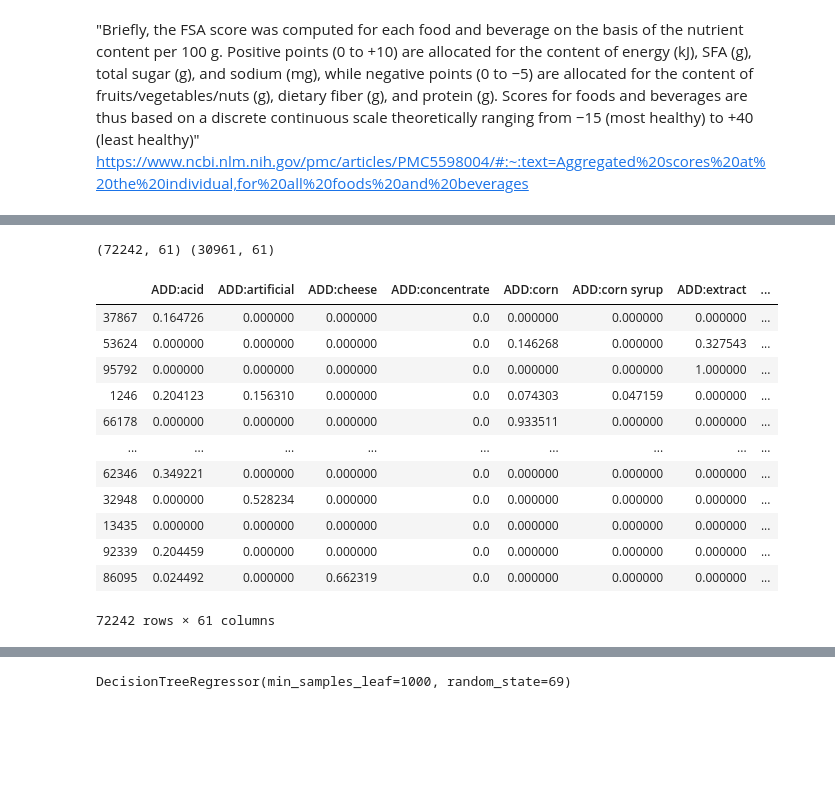
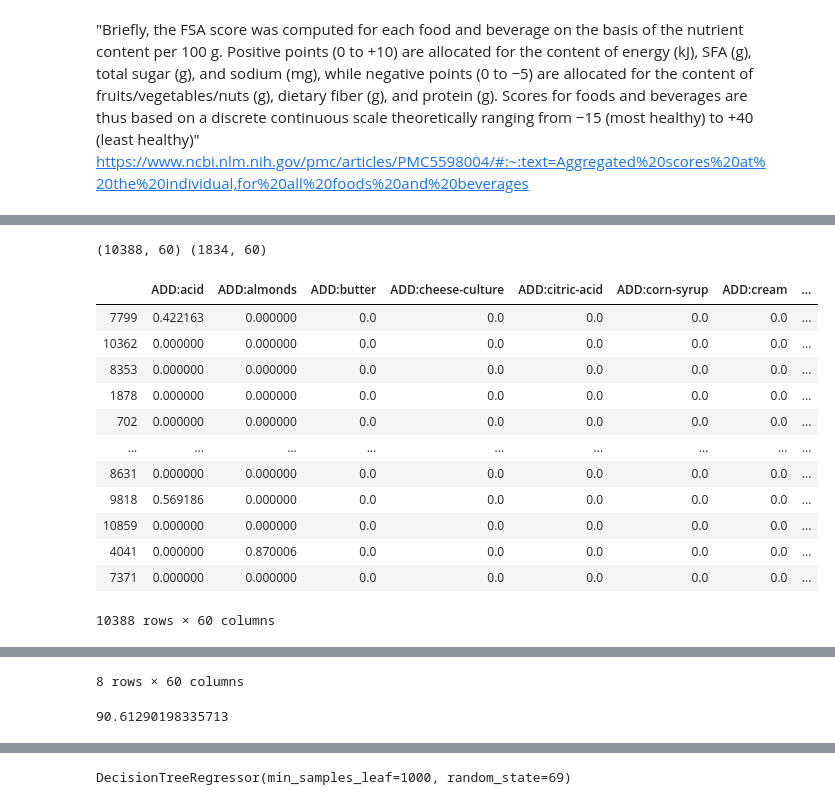
Before and after one commit to gabet2/STAT542, a Jupyter notebook: sguo/2_Supervised.ipynb, the cells around one changed output, grey strips where cells are left out. Saved outputs shown, nothing was run; the diff lists cells and outputs as text; code cells hidden in the pictures; blank space fills up the shorter version.

```diff
--- a/sguo/2_Supervised.ipynb
+++ b/sguo/2_Supervised.ipynb
@@ -118,0 +118,16 @@ https://www.ncbi.nlm.nih.gov/pmc/articles/PMC5598004/#:~:text=Aggregated%20score
+# %%
+vectorizer = text.TfidfVectorizer(strip_accents="unicode",stop_words=my_stop_words, \
+                                  ngram_range=(1,1),max_features=30, \
+                                  encoding="utf-8", token_pattern=r"(?u)\S\S+")
+# vectorizer = text.CountVectorizer(strip_accents="unicode",stop_words=my_stop_words, \
+#                                   ngram_range=(1,1),max_features=30, \
+#                                   encoding="utf-8", token_pattern=r"(?u)\S\S+")
+vectors = vectorizer.fit_transform(df_clean["additives"])
+feature_names = vectorizer.get_feature_names()
+print(len(feature_names))
+dense = vectors.todense()
+
+feature_names = ["ADD:"+fn for fn in feature_names]
+df_additive_features = pd.DataFrame(dense, columns=feature_names)
+
+display(df_additive_features)
@@ -118,0 +149,16 @@ https://www.ncbi.nlm.nih.gov/pmc/articles/PMC5598004/#:~:text=Aggregated%20score
+# %%
+vectorizer = text.TfidfVectorizer(strip_accents="unicode",stop_words=my_stop_words, \
+                                  ngram_range=(1,1),max_features=30, \
+                                  encoding="utf-8", token_pattern=r"(?u)\S\S+")
+# vectorizer = text.CountVectorizer(strip_accents="unicode",stop_words=my_stop_words, \
+#                                   ngram_range=(1,1),max_features=30, \
+#                                   encoding="utf-8", token_pattern=r"(?u)\S\S+")
+vectors = vectorizer.fit_transform(df_clean["ingredients_text"])
+feature_names = vectorizer.get_feature_names()
+# print(len(feature_names))
+dense = vectors.todense()
+
+feature_names = ["ING:"+fn for fn in feature_names]
+df_ingre_features = pd.DataFrame(dense, columns=feature_names)
+
+display(df_ingre_features)
@@ -118,0 +179,6 @@ https://www.ncbi.nlm.nih.gov/pmc/articles/PMC5598004/#:~:text=Aggregated%20score
+# %%
+df_features = pd.concat([df_additive_features, df_ingre_features, df_clean["nutrition-score-fr_100g"]], axis=1)
+df_features=df_features.drop(["ADD:--"],axis=1) # drop this, it's a garbage attribute
+display(df_features)
+# df_features.to_csv("../data/count_features.csv")
+df_features.to_csv("../data/tfidf_features.csv")
@@ -126,22 +205,27 @@ print(min(df_features["nutrition-score-uk_100g"]), max(df_features["nutrition-sc
 # %%
 from sklearn.model_selection import train_test_split
 
-train, test = train_test_split(df_features, test_size=0.3, random_state=69)
+train, test = train_test_split(df_features, test_size=0.15, random_state=69)
 
 print(train.shape, test.shape)
 display(train)
+
+display(df_features.describe())
+
+baseline_mse = np.mean( (test["nutrition-score-fr_100g"] - np.mean(train["nutrition-score-fr_100g"]))**2 )
+print(baseline_mse)
 # %% [output]
-(72242, 61) (30961, 61)
+(10388, 60) (1834, 60)
-|  | ADD:acid | ADD:artificial | ADD:cheese | ADD:concentrate | ADD:corn | ADD:corn syrup | ADD:extract | ... |
-| 37867 | 0.164726 | 0.000000 | 0.000000 | 0.0 | 0.000000 | 0.000000 | 0.000000 | ... |
-| 53624 | 0.000000 | 0.000000 | 0.000000 | 0.0 | 0.146268 | 0.000000 | 0.327543 | ... |
-| 95792 | 0.000000 | 0.000000 | 0.000000 | 0.0 | 0.000000 | 0.000000 | 1.000000 | ... |
-| 1246 | 0.204123 | 0.156310 | 0.000000 | 0.0 | 0.074303 | 0.047159 | 0.000000 | ... |
-| 66178 | 0.000000 | 0.000000 | 0.000000 | 0.0 | 0.933511 | 0.000000 | 0.000000 | ... |
+|  | ADD:acid | ADD:almonds | ADD:butter | ADD:cheese-culture | ADD:citric-acid | ADD:corn-syrup | ADD:cream | ... |
+| 7799 | 0.422163 | 0.000000 | 0.0 | 0.0 | 0.0 | 0.0 | 0.0 | ... |
+| 10362 | 0.000000 | 0.000000 | 0.0 | 0.0 | 0.0 | 0.0 | 0.0 | ... |
+| 8353 | 0.000000 | 0.000000 | 0.0 | 0.0 | 0.0 | 0.0 | 0.0 | ... |
+| 1878 | 0.000000 | 0.000000 | 0.0 | 0.0 | 0.0 | 0.0 | 0.0 | ... |
+| 702 | 0.000000 | 0.000000 | 0.0 | 0.0 | 0.0 | 0.0 | 0.0 | ... |
 | ... | ... | ... | ... | ... | ... | ... | ... | ... |
-| 62346 | 0.349221 | 0.000000 | 0.000000 | 0.0 | 0.000000 | 0.000000 | 0.000000 | ... |
-| 32948 | 0.000000 | 0.528234 | 0.000000 | 0.0 | 0.000000 | 0.000000 | 0.000000 | ... |
-| 13435 | 0.000000 | 0.000000 | 0.000000 | 0.0 | 0.000000 | 0.000000 | 0.000000 | ... |
-| 92339 | 0.204459 | 0.000000 | 0.000000 | 0.0 | 0.000000 | 0.000000 | 0.000000 | ... |
-| 86095 | 0.024492 | 0.000000 | 0.662319 | 0.0 | 0.000000 | 0.000000 | 0.000000 | ... |
+| 8631 | 0.000000 | 0.000000 | 0.0 | 0.0 | 0.0 | 0.0 | 0.0 | ... |
+| 9818 | 0.569186 | 0.000000 | 0.0 | 0.0 | 0.0 | 0.0 | 0.0 | ... |
+| 10859 | 0.000000 | 0.000000 | 0.0 | 0.0 | 0.0 | 0.0 | 0.0 | ... |
+| 4041 | 0.000000 | 0.870006 | 0.0 | 0.0 | 0.0 | 0.0 | 0.0 | ... |
+| 7371 | 0.000000 | 0.000000 | 0.0 | 0.0 | 0.0 | 0.0 | 0.0 | ... |
-72242 rows × 61 columns
+10388 rows × 60 columns
@@ -148,3 +241,5 @@ display(train)
+8 rows × 60 columns
+90.61290198335713
 # %%
 from sklearn.manifold import TSNE
 import seaborn as sns
```
Also changed, not shown: parts of 36 cells of this notebook.
